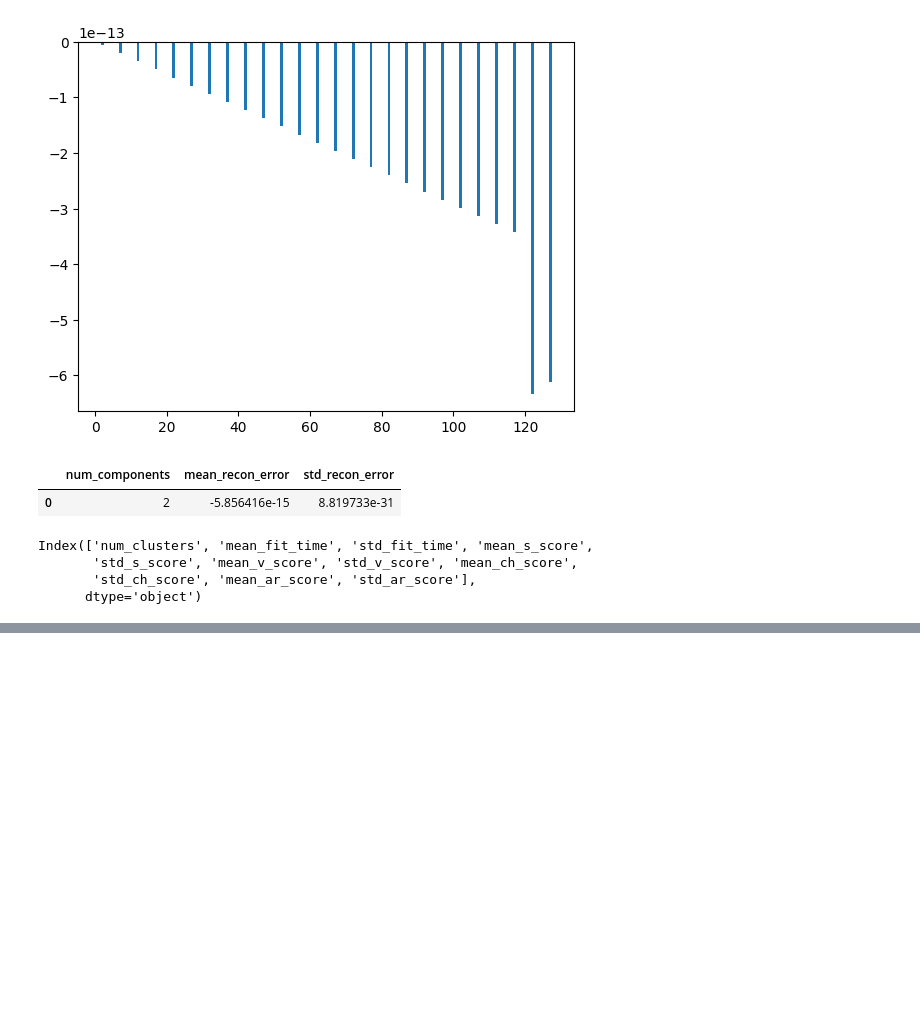
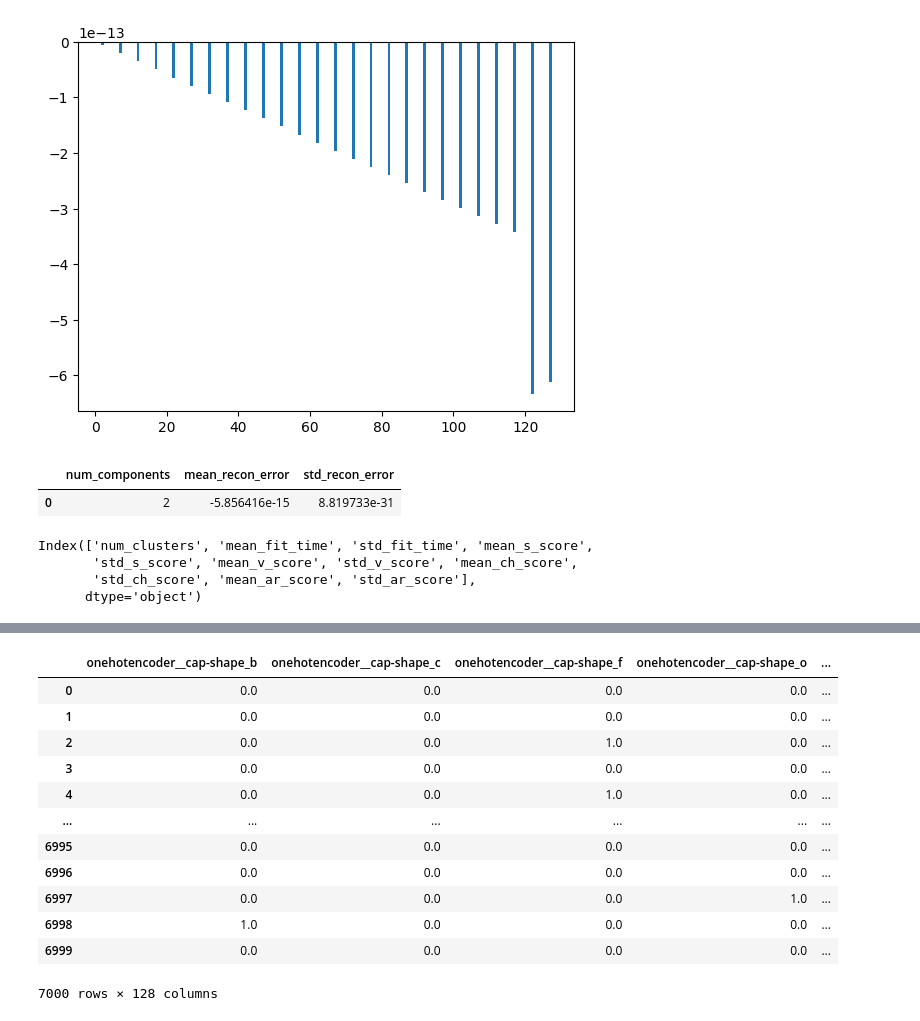
Before and after one commit to lboadi2/machine_learning, a Jupyter notebook: 3_unsupervised_learning/unsupe_models.ipynb, the cells around one changed output, grey strips where cells are left out. Cells and saved outputs as stored; diff of their text form; code cells hidden in the pictures; blank space fills up the shorter version.

```diff
--- a/3_unsupervised_learning/unsupe_models.ipynb
+++ b/3_unsupervised_learning/unsupe_models.ipynb
@@ -665,0 +995,16 @@ plt.show()
+# %%
+x_shroom
+# %% [output]
+|  | onehotencoder__cap-shape_b | onehotencoder__cap-shape_c | onehotencoder__cap-shape_f | onehotencoder__cap-shape_o | ... |
+| 0 | 0.0 | 0.0 | 0.0 | 0.0 | ... |
+| 1 | 0.0 | 0.0 | 0.0 | 0.0 | ... |
+| 2 | 0.0 | 0.0 | 1.0 | 0.0 | ... |
+| 3 | 0.0 | 0.0 | 0.0 | 0.0 | ... |
+| 4 | 0.0 | 0.0 | 1.0 | 0.0 | ... |
+| ... | ... | ... | ... | ... | ... |
+| 6995 | 0.0 | 0.0 | 0.0 | 0.0 | ... |
+| 6996 | 0.0 | 0.0 | 0.0 | 0.0 | ... |
+| 6997 | 0.0 | 0.0 | 0.0 | 1.0 | ... |
+| 6998 | 1.0 | 0.0 | 0.0 | 0.0 | ... |
+| 6999 | 0.0 | 0.0 | 0.0 | 0.0 | ... |
+7000 rows × 128 columns
```
Also changed, not shown: parts of 38 cells of this notebook.
